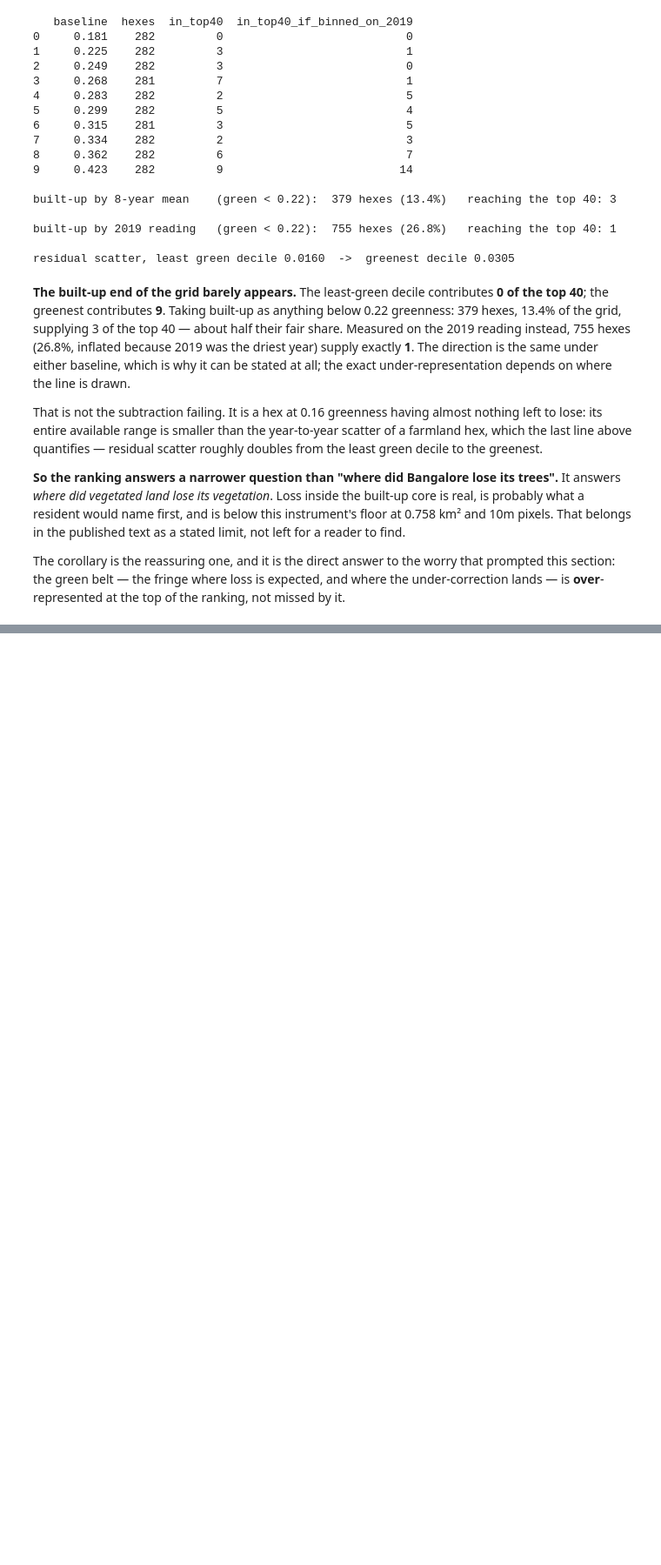
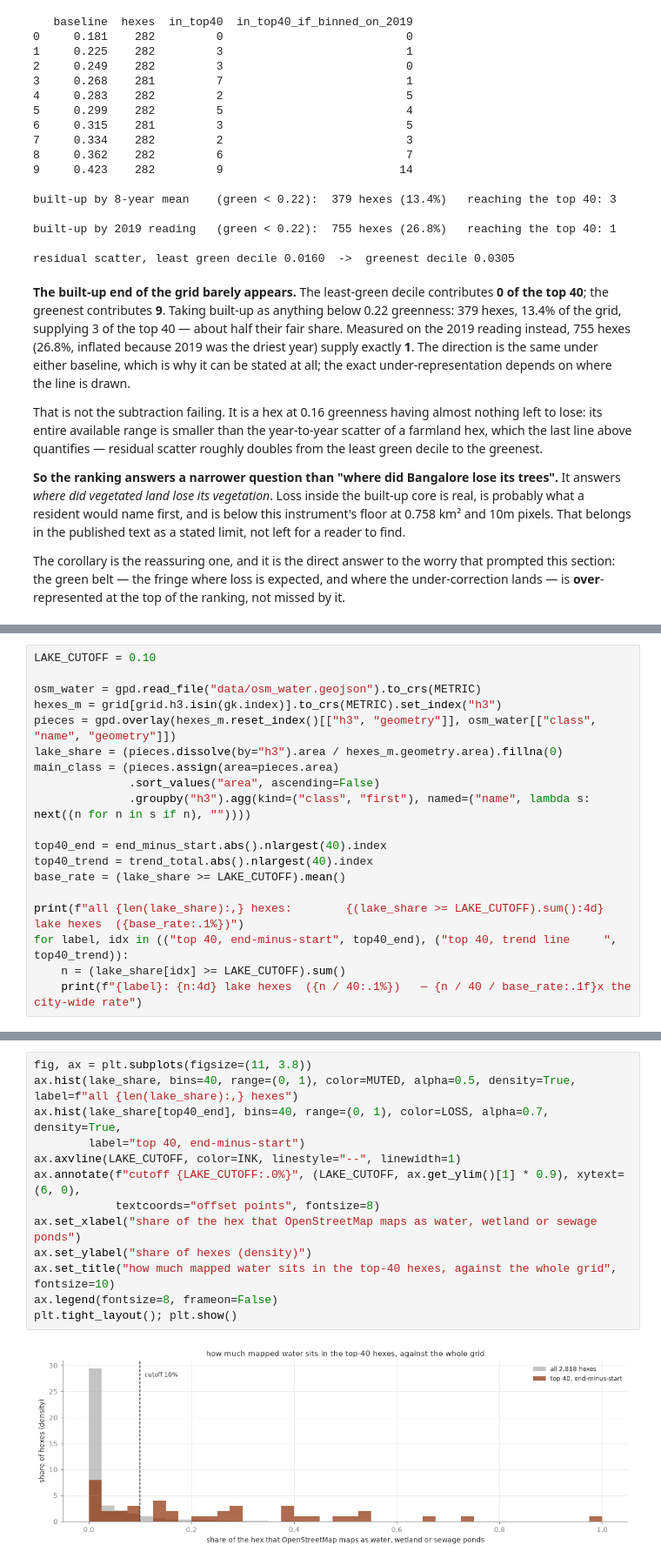
Before and after one commit to dtgoyal1/bengaluru-green-cover, a Jupyter notebook: notebooks/m2_hex_table.ipynb, the cells around one changed output, grey strips where cells are left out. Shown at 87% size. Drawn from its saved outputs; the diff is of its cells as text; blank space fills up the shorter version.

```diff
--- a/notebooks/m2_hex_table.ipynb
+++ b/notebooks/m2_hex_table.ipynb
@@ -1078,0 +1213,19 @@ is **over**-represented at the top of the ranking, not missed by it.
+# %%
+LAKE_CUTOFF = 0.10
+
+osm_water = gpd.read_file("data/osm_water.geojson").to_crs(METRIC)
+hexes_m = grid[grid.h3.isin(gk.index)].to_crs(METRIC).set_index("h3")
+pieces = gpd.overlay(hexes_m.reset_index()[["h3", "geometry"]], osm_water[["class", "name", "geometry"]])
+lake_share = (pieces.dissolve(by="h3").area / hexes_m.geometry.area).fillna(0)
+main_class = (pieces.assign(area=pieces.area)
+              .sort_values("area", ascending=False)
+              .groupby("h3").agg(kind=("class", "first"), named=("name", lambda s: next((n for n in s if n), ""))))
+
+top40_end = end_minus_start.abs().nlargest(40).index
+top40_trend = trend_total.abs().nlargest(40).index
+base_rate = (lake_share >= LAKE_CUTOFF).mean()
+
+print(f"all {len(lake_share):,} hexes:        {(lake_share >= LAKE_CUTOFF).sum():4d} lake hexes  ({base_rate:.1%})")
+for label, idx in (("top 40, end-minus-start", top40_end), ("top 40, trend line     ", top40_trend)):
+    n = (lake_share[idx] >= LAKE_CUTOFF).sum()
+    print(f"{label}: {n:4d} lake hexes  ({n / 40:.1%})   — {n / 40 / base_rate:.1f}x the city-wide rate")
@@ -1078,0 +1268,15 @@ is **over**-represented at the top of the ranking, not missed by it.
+# %%
+fig, ax = plt.subplots(figsize=(11, 3.8))
+ax.hist(lake_share, bins=40, range=(0, 1), color=MUTED, alpha=0.5, density=True, label=f"all {len(lake_share):,} hexes")
+ax.hist(lake_share[top40_end], bins=40, range=(0, 1), color=LOSS, alpha=0.7, density=True,
+        label="top 40, end-minus-start")
+ax.axvline(LAKE_CUTOFF, color=INK, linestyle="--", linewidth=1)
+ax.annotate(f"cutoff {LAKE_CUTOFF:.0%}", (LAKE_CUTOFF, ax.get_ylim()[1] * 0.9), xytext=(6, 0),
+            textcoords="offset points", fontsize=8)
+ax.set_xlabel("share of the hex that OpenStreetMap maps as water, wetland or sewage ponds")
+ax.set_ylabel("share of hexes (density)")
+ax.set_title("how much mapped water sits in the top-40 hexes, against the whole grid", fontsize=10)
+ax.legend(fontsize=8, frameon=False)
+plt.tight_layout(); plt.show()
+# %% [output]
+[figure, added]
```
Also changed, not shown: parts of 9 cells of this notebook, 7 other files.
